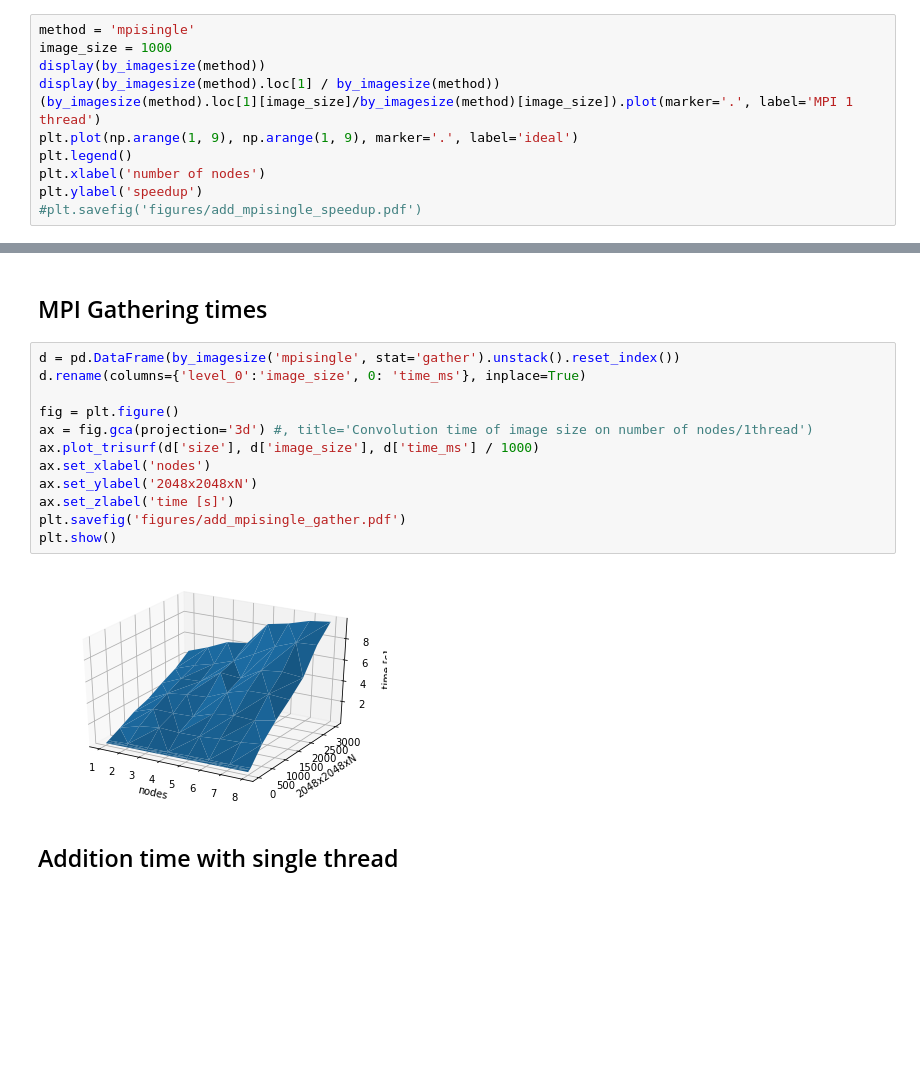
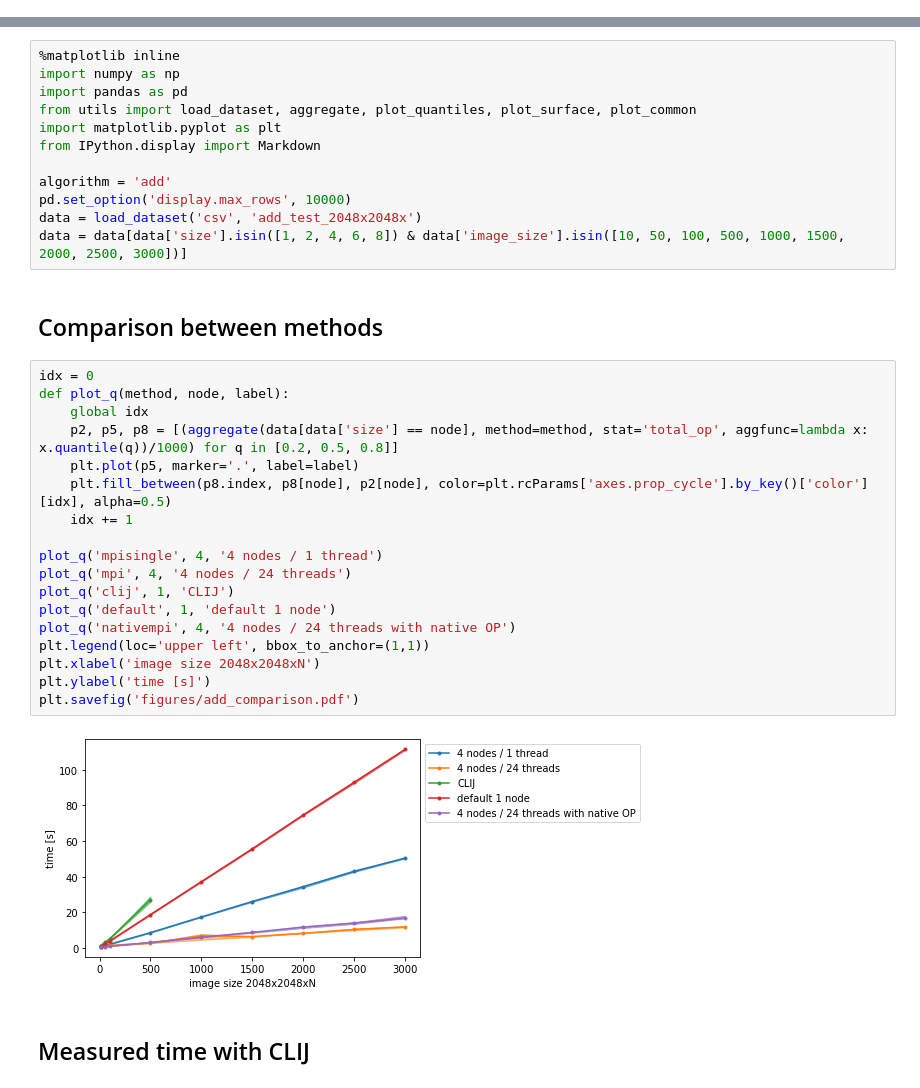
Before and after one commit to fiji-hpc/scijava-parallel-mpi, a Jupyter notebook: report/add.ipynb, the cells around one changed output, grey strips where cells are left out. Saved outputs shown, nothing was run; the diff lists cells and outputs as text; blank space fills up the shorter version.

Commit message:
jupyter: refactored common codes to utils.py

```diff
--- a/report/add.ipynb
+++ b/report/add.ipynb
@@ -147,11 +0,0 @@ plt.savefig('figures/add_comparison.pdf')
-# %%
-method = 'mpisingle'
-image_size = 1000
-display(by_imagesize(method))
-display(by_imagesize(method).loc[1] / by_imagesize(method))
-(by_imagesize(method).loc[1][image_size]/by_imagesize(method)[image_size]).plot(marker='.', label='MPI 1 thread')
-plt.plot(np.arange(1, 9), np.arange(1, 9), marker='.', label='ideal')
-plt.legend()
-plt.xlabel('number of nodes')
-plt.ylabel('speedup')
-#plt.savefig('figures/add_mpisingle_speedup.pdf')
@@ -240,18 +1,36 @@ data[(data['method'] == 'nativempi') & (data['stat'] == 'copyToNative') & (data[
-# %% [markdown]
-## MPI Gathering times
-# %%
-d = pd.DataFrame(by_imagesize('mpisingle', stat='gather').unstack().reset_index())
-d.rename(columns={'level_0':'image_size', 0: 'time_ms'}, inplace=True)
-
-fig = plt.figure()
-ax = fig.gca(projection='3d') #, title='Convolution time of image size on number of nodes/1thread')
-ax.plot_trisurf(d['size'], d['image_size'], d['time_ms'] / 1000)
-ax.set_xlabel('nodes')
-ax.set_ylabel('2048x2048xN')
-ax.set_zlabel('time [s]')
-plt.savefig('figures/add_mpisingle_gather.pdf')
-plt.show()
-# %% [output]
-[figure, removed]
+# %%
+%matplotlib inline
+import numpy as np
+import pandas as pd
+from utils import load_dataset, aggregate, plot_quantiles, plot_surface, plot_common
+import matplotlib.pyplot as plt
+from IPython.display import Markdown
+
+algorithm = 'add'
+pd.set_option('display.max_rows', 10000)
+data = load_dataset('csv', 'add_test_2048x2048x')
+data = data[data['size'].isin([1, 2, 4, 6, 8]) & data['image_size'].isin([10, 50, 100, 500, 1000, 1500, 2000, 2500, 3000])]
+# %% [markdown]
+## Comparison between methods
+# %%
+idx = 0
+def plot_q(method, node, label):
+    global idx
+    p2, p5, p8 = [(aggregate(data[data['size'] == node], method=method, stat='total_op', aggfunc=lambda x: x.quantile(q))/1000) for q in [0.2, 0.5, 0.8]]
+    plt.plot(p5, marker='.', label=label)
+    plt.fill_between(p8.index, p8[node], p2[node], color=plt.rcParams['axes.prop_cycle'].by_key()['color'][idx], alpha=0.5)
+    idx += 1
+
+plot_q('mpisingle', 4, '4 nodes / 1 thread')
+plot_q('mpi', 4, '4 nodes / 24 threads')
+plot_q('clij', 1, 'CLIJ')
+plot_q('default', 1, 'default 1 node')
+plot_q('nativempi', 4, '4 nodes / 24 threads with native OP')
+plt.legend(loc='upper left', bbox_to_anchor=(1,1))
+plt.xlabel('image size 2048x2048xN')
+plt.ylabel('time [s]')
+plt.savefig('figures/add_comparison.pdf')
+# %% [output]
+[figure, added]
 # %% [markdown]
-## Addition time with single thread
+## Measured time with CLIJ
```
Also changed, not shown: parts of 14 cells of this notebook, 7 other files.
